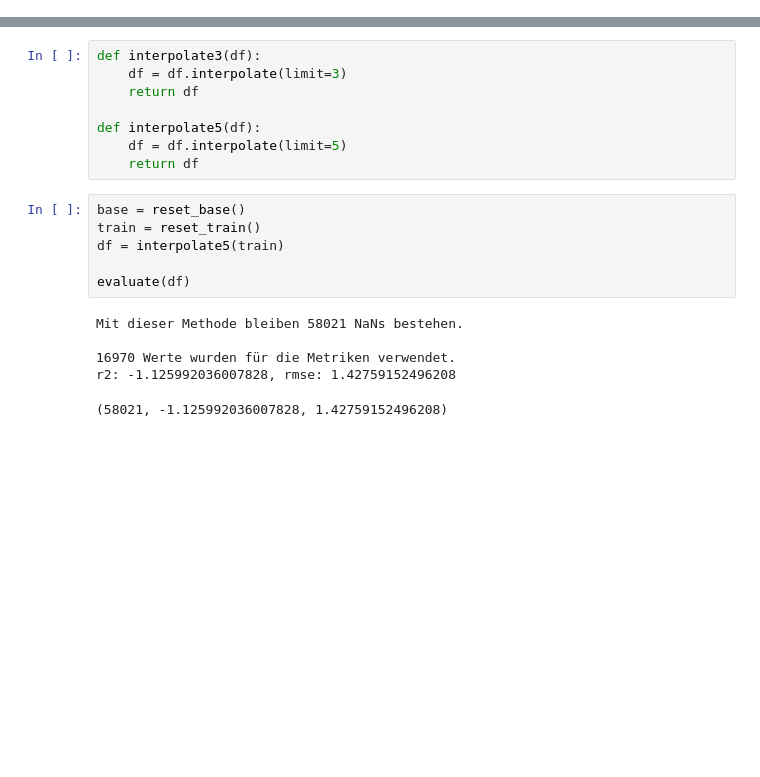
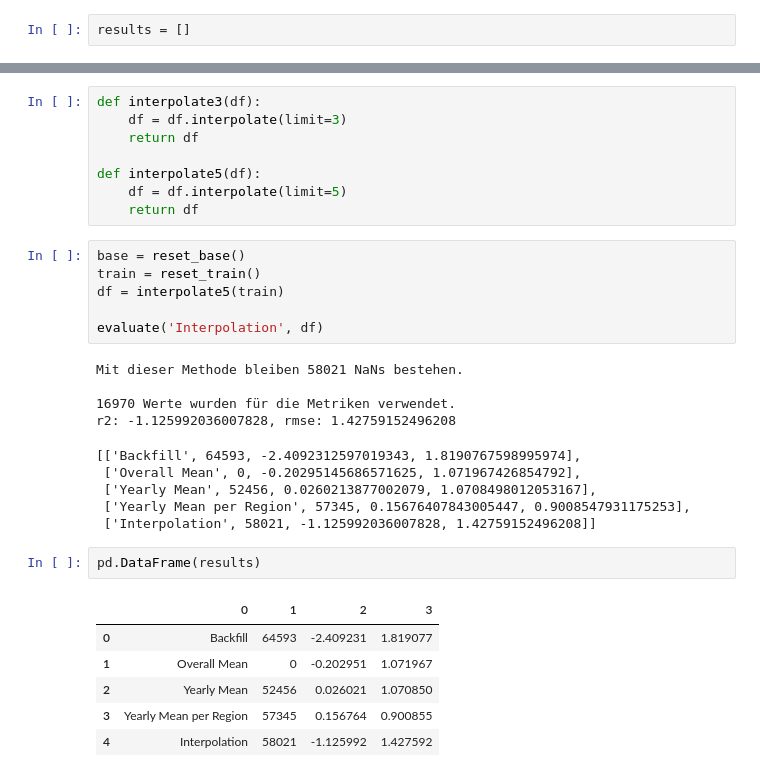
Before and after one commit to MarieFlatow/BA_weltbank, a Jupyter notebook: 03_comparing_imputation_techniques.ipynb, the cells around one changed output, grey strips where cells are left out. Saved outputs shown, nothing was run; the diff lists cells and outputs as text; blank space fills up the shorter version.

```diff
--- a/03_comparing_imputation_techniques.ipynb
+++ b/03_comparing_imputation_techniques.ipynb
@@ -86,4 +86,6 @@ def reset_train():
     for i in cords.index:
         train.iloc[cords[0][i], cords[1][i]] = None
     return train
+# %%
+results = []
 # %%
@@ -233,10 +244,23 @@ base = reset_base()
 train = reset_train()
 df = interpolate5(train)
 
-evaluate(df)
+evaluate('Interpolation', df)
 # %% [output]
 Mit dieser Methode bleiben 58021 NaNs bestehen.
 
 16970 Werte wurden für die Metriken verwendet.
 r2: -1.125992036007828, rmse: 1.42759152496208
-(58021, -1.125992036007828, 1.42759152496208)
+[['Backfill', 64593, -2.4092312597019343, 1.8190767598995974],
+ ['Overall Mean', 0, -0.20295145686571625, 1.071967426854792],
+ ['Yearly Mean', 52456, 0.0260213877002079, 1.0708498012053167],
+ ['Yearly Mean per Region', 57345, 0.15676407843005447, 0.9008547931175253],
+ ['Interpolation', 58021, -1.125992036007828, 1.42759152496208]]
+# %%
+pd.DataFrame(results)
+# %% [output]
+|  | 0 | 1 | 2 | 3 |
+| 0 | Backfill | 64593 | -2.409231 | 1.819077 |
+| 1 | Overall Mean | 0 | -0.202951 | 1.071967 |
+| 2 | Yearly Mean | 52456 | 0.026021 | 1.070850 |
+| 3 | Yearly Mean per Region | 57345 | 0.156764 | 0.900855 |
+| 4 | Interpolation | 58021 | -1.125992 | 1.427592 |
```
Also changed, not shown: parts of 7 cells of this notebook, 2 other files.
